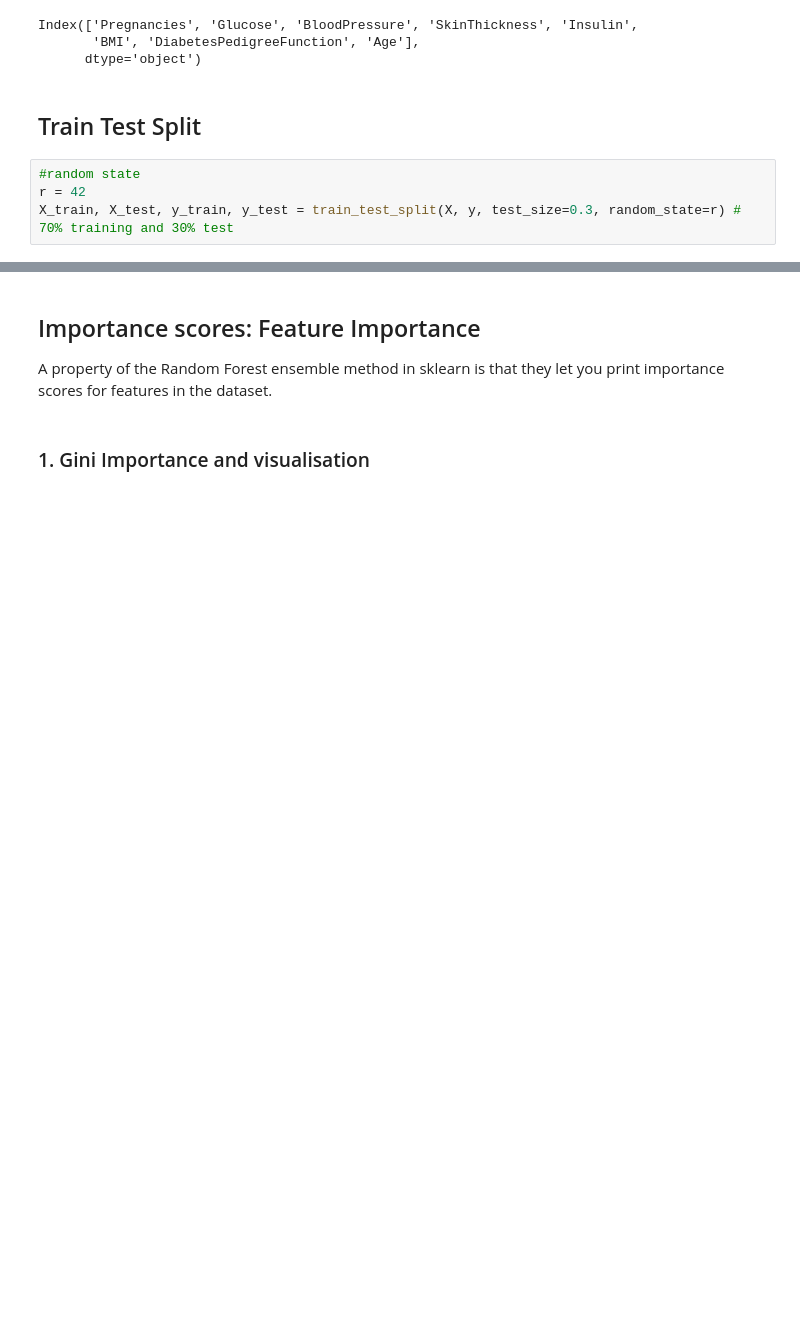
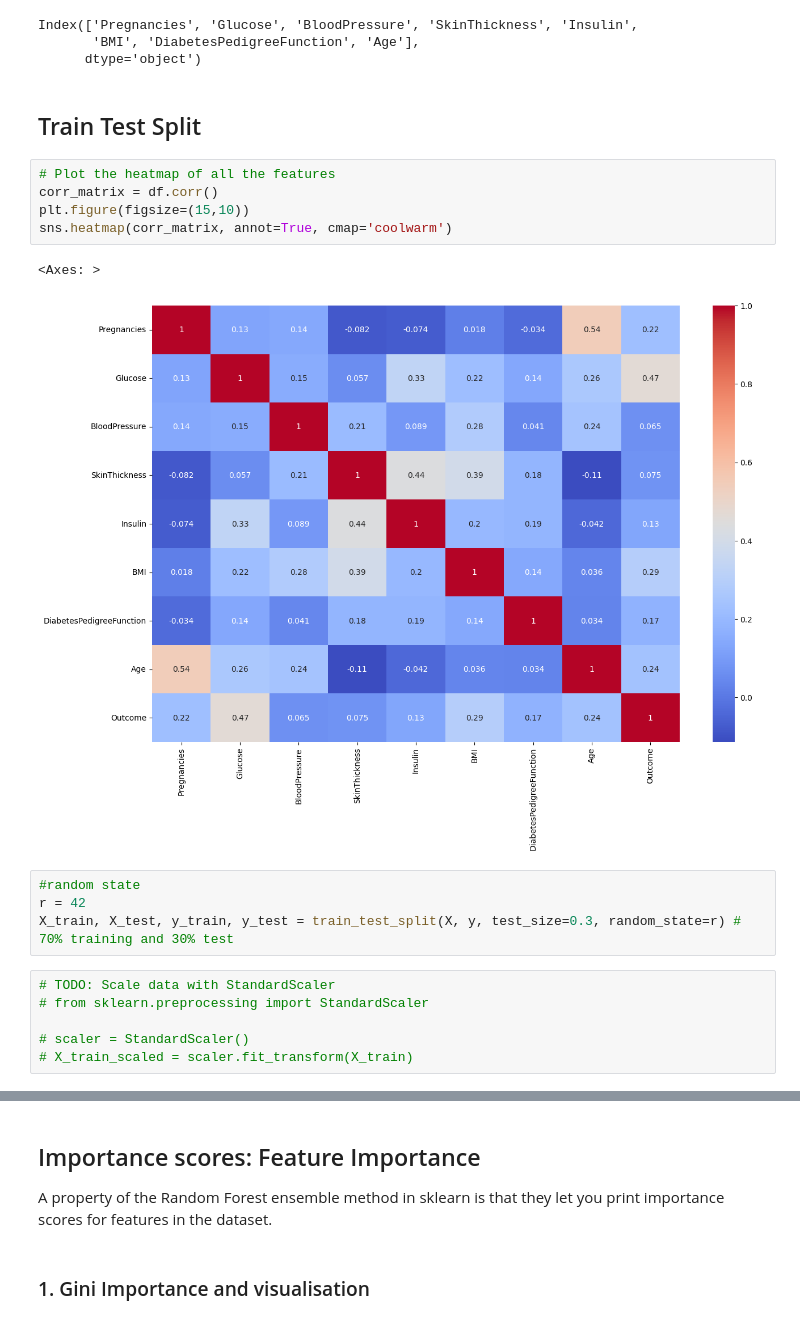
Before and after one commit to skills-cogrammar/C7-Lecture-Backpack, a Jupyter notebook: 3 - Data Science (DS)/Week 09/7 - Sunday/Lecture/Random_Forests_diabetes.ipynb, the cells around one changed output, grey strips where cells are left out. Saved outputs shown, nothing was run; the diff lists cells and outputs as text; blank space fills up the shorter version.

```diff
--- a/3 - Data Science (DS)/Week 09/7 - Sunday/Lecture/Random_Forests_diabetes.ipynb
+++ b/3 - Data Science (DS)/Week 09/7 - Sunday/Lecture/Random_Forests_diabetes.ipynb
@@ -73,10 +86,24 @@ Index(['Pregnancies', 'Glucose', 'BloodPressure', 'SkinThickness', 'Insulin',
       dtype='object')
 # %% [markdown]
 ## Train Test Split
+# %%
+# Plot the heatmap of all the features
+corr_matrix = df.corr()
+plt.figure(figsize=(15,10))
+sns.heatmap(corr_matrix, annot=True, cmap='coolwarm')
+# %% [output]
+<Axes: >
+[figure, added]
 # %%
 #random state
 r = 42
 X_train, X_test, y_train, y_test = train_test_split(X, y, test_size=0.3, random_state=r) # 70% training and 30% test
+# %%
+# TODO: Scale data with StandardScaler
+# from sklearn.preprocessing import StandardScaler
+
+# scaler = StandardScaler()
+# X_train_scaled = scaler.fit_transform(X_train)
 # %%
 # Create Random Forest Classifie
 r = 42
```
Also changed, not shown: parts of 14 cells of this notebook, 1 other file.
